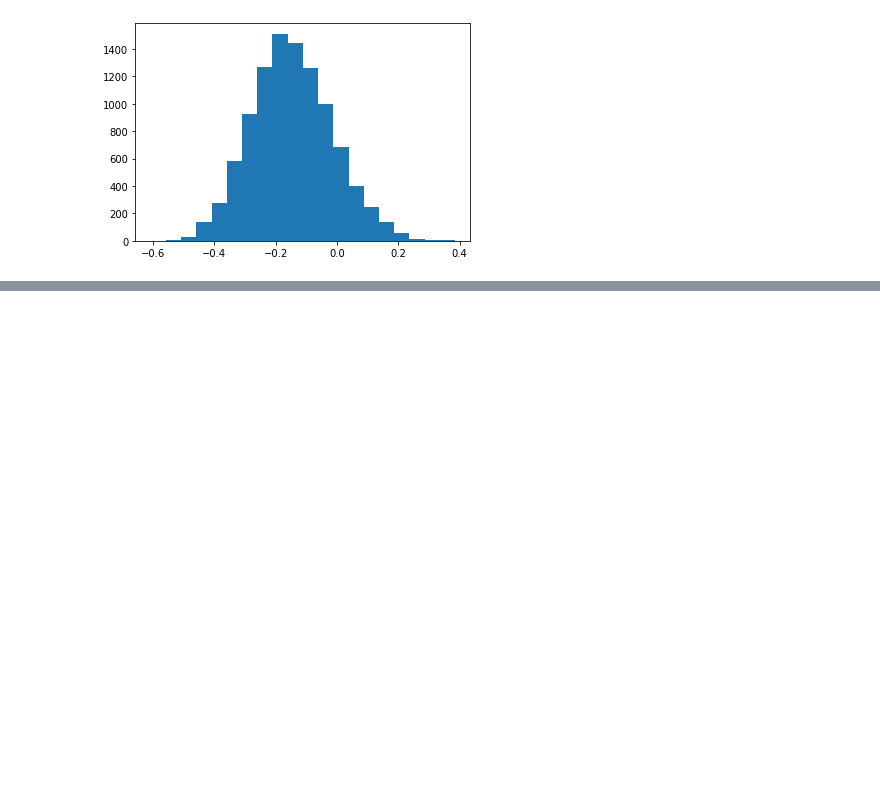
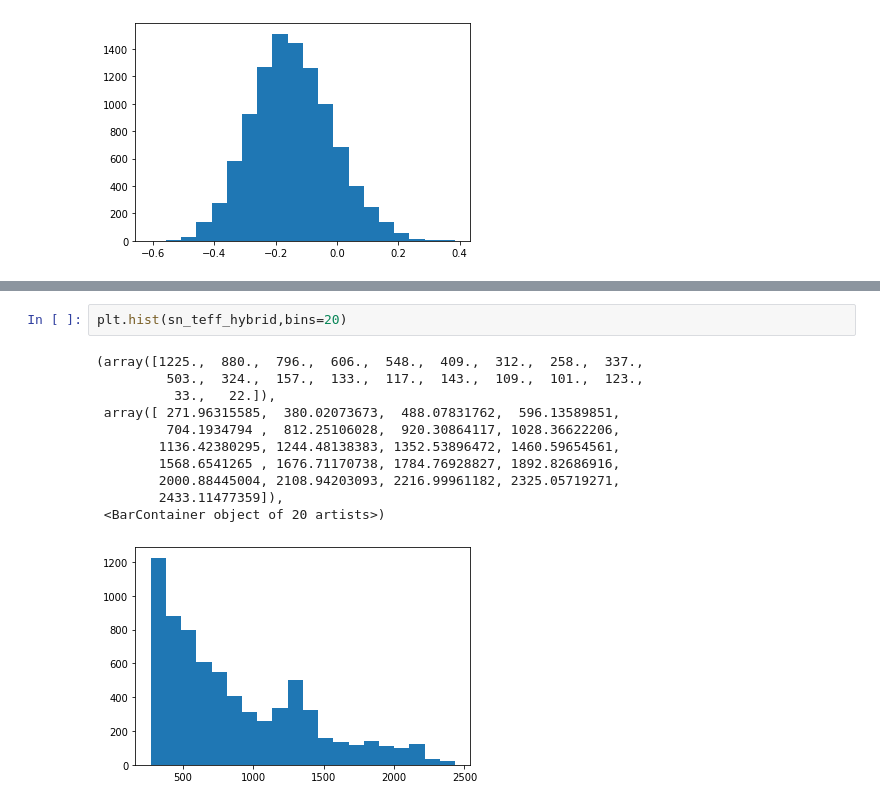
Before and after one commit to jgizis/solarneighborhood, a Jupyter notebook: SN1.ipynb, the cells around one changed output, grey strips where cells are left out. Drawn from its saved outputs; the diff is of its cells as text; blank space fills up the shorter version.

```diff
--- a/SN1.ipynb
+++ b/SN1.ipynb
@@ -312,0 +338,14 @@ np.average(sn_feh)
+# %%
+plt.hist(sn_teff_hybrid,bins=20)
+# %% [output]
+(array([1225.,  880.,  796.,  606.,  548.,  409.,  312.,  258.,  337.,
+         503.,  324.,  157.,  133.,  117.,  143.,  109.,  101.,  123.,
+          33.,   22.]),
+ array([ 271.96315585,  380.02073673,  488.07831762,  596.13589851,
+         704.1934794 ,  812.25106028,  920.30864117, 1028.36622206,
+        1136.42380295, 1244.48138383, 1352.53896472, 1460.59654561,
+        1568.6541265 , 1676.71170738, 1784.76928827, 1892.82686916,
+        2000.88445004, 2108.94203093, 2216.99961182, 2325.05719271,
+        2433.11477359]),
+ <BarContainer object of 20 artists>)
+[figure, added]
```
Also changed, not shown: parts of 8 cells of this notebook, 1 other file.
